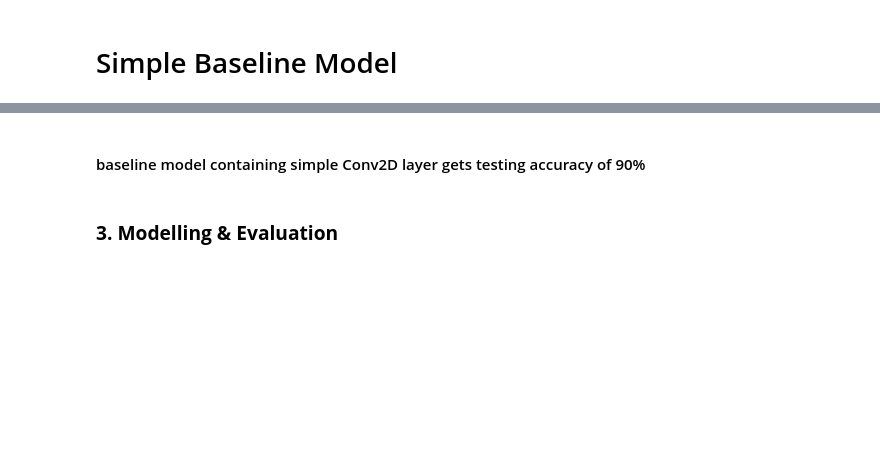
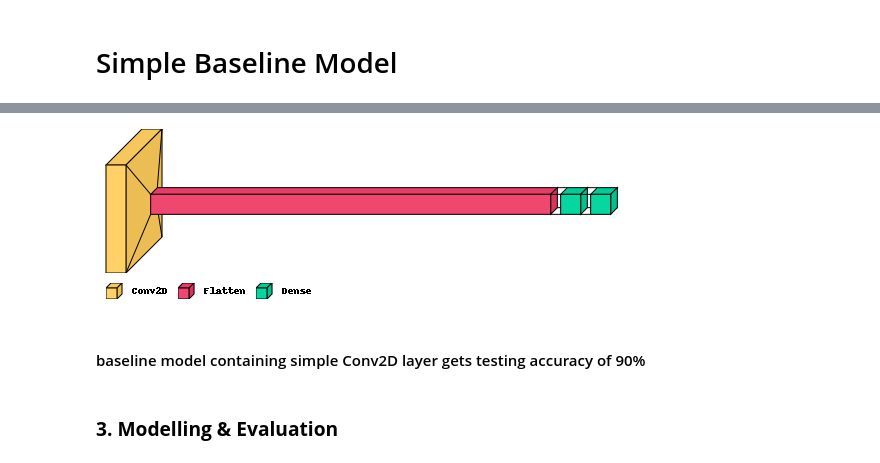
Before and after one commit to Amirrahman19/DeepLearning, a Jupyter notebook: CA1/PartA/fashion-Copy1.ipynb, the cells around one changed output, grey strips where cells are left out. Drawn from its saved outputs; the diff is of its cells as text; code cells hidden in the pictures; blank space fills up the shorter version.

Commit message:
added visuals and checklist

```diff
--- a/CA1/PartA/fashion-Copy1.ipynb
+++ b/CA1/PartA/fashion-Copy1.ipynb
@@ -251,3 +256,9 @@ plt.show()
+# %%
+import visualkeras
+from PIL import ImageFont
+visualkeras.layered_view(model, legend=True)
+# %% [output]
+[figure, added]
 # %%
 # model.save_weights("fashion-baseline-model.h5")
 # %% [markdown]
```
Also changed, not shown: parts of 28 cells of this notebook, 5 other files.
